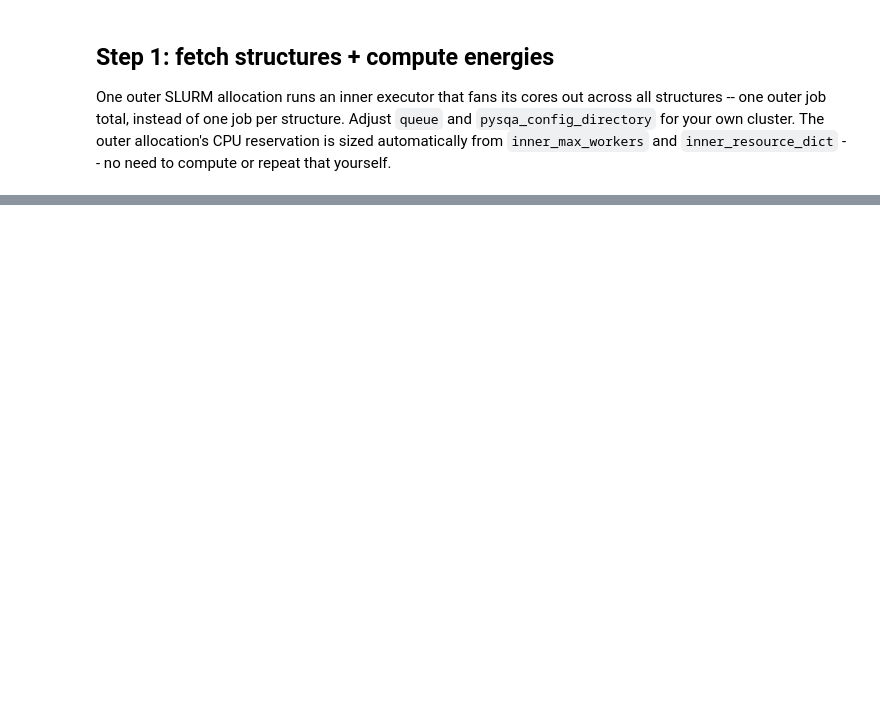
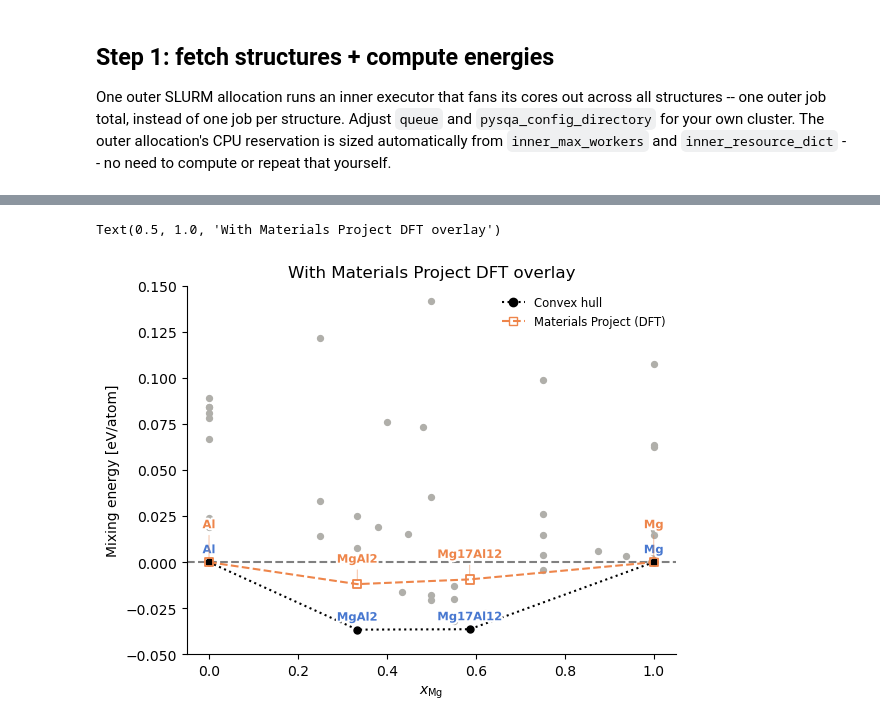
Before and after one commit to prabhath-c/phase_diagram_workflows, a Jupyter notebook: notebooks/ConvexHull_MaterialsProject.ipynb, the cells around one changed output, grey strips where cells are left out. Drawn from its saved outputs; the diff is of its cells as text; code cells hidden in the pictures; blank space fills up the shorter version.

```diff
--- a/notebooks/ConvexHull_MaterialsProject.ipynb
+++ b/notebooks/ConvexHull_MaterialsProject.ipynb
@@ -92,0 +131,9 @@ fig_static, ax, _ = analyze_convex_hull(structures_df, backend="matplotlib", ele
+# %%
+fig_with_dft, ax_with_dft, _ = analyze_convex_hull(
+    structures_df, backend="matplotlib", element="Mg", dft_energy_col="formation_energy_per_atom",
+    yrange=(-0.05, 0.15),
+)
+ax_with_dft.set_title("With Materials Project DFT overlay")
+# %% [output]
+Text(0.5, 1.0, 'With Materials Project DFT overlay')
+[figure, added]
```
Also changed, not shown: parts of 6 cells of this notebook, 4 other files.
